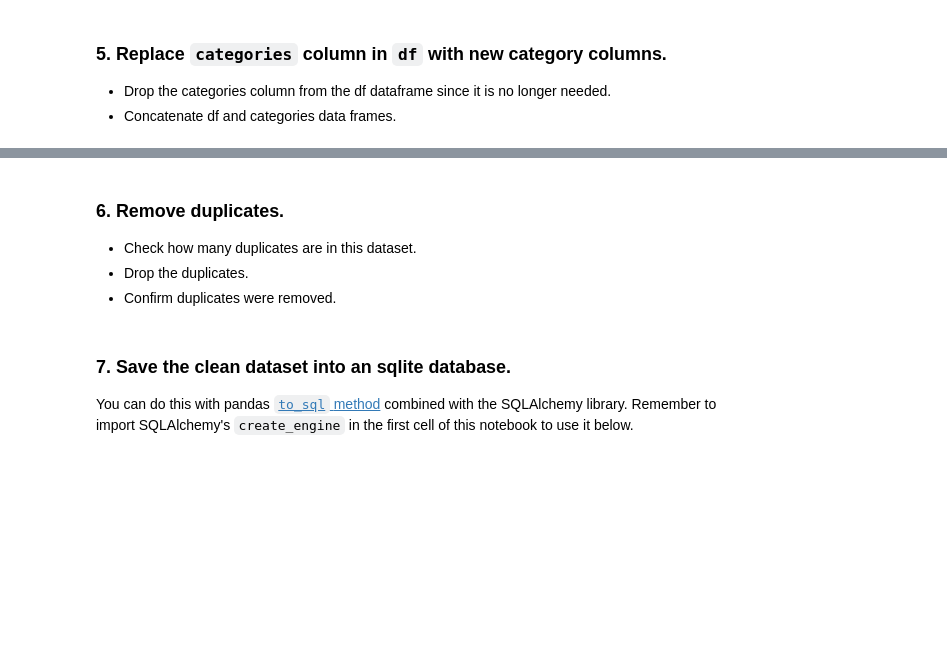
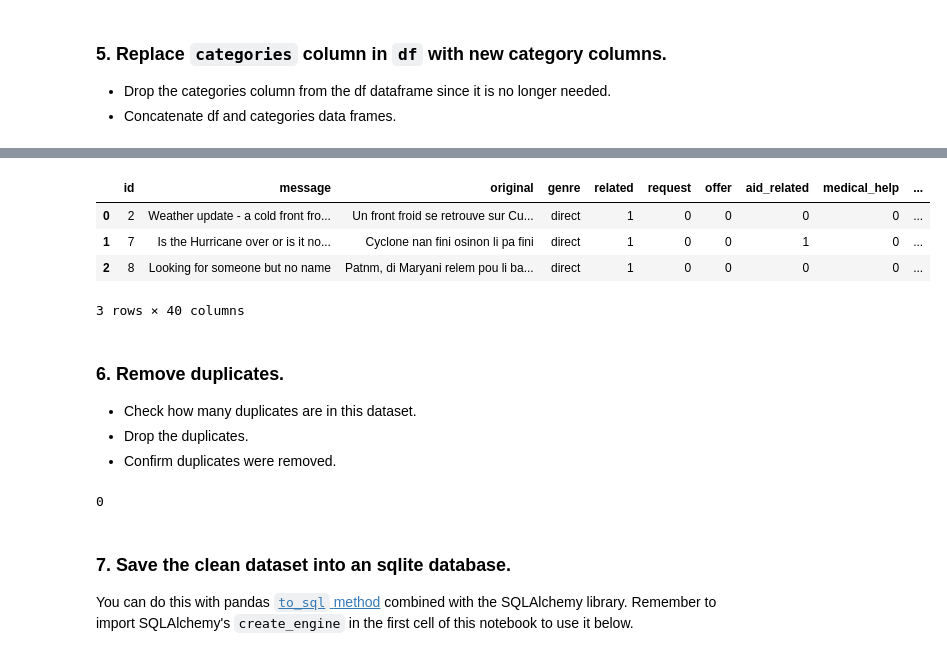
Before and after one commit to Benedictgr97/Disaster-response-pipline, a Jupyter notebook: data/ETL Pipeline Preparation.ipynb, the cells around one changed output, grey strips where cells are left out. Saved outputs shown, nothing was run; the diff lists cells and outputs as text; code cells hidden in the pictures; blank space fills up the shorter version.

```diff
--- a/data/ETL Pipeline Preparation.ipynb
+++ b/data/ETL Pipeline Preparation.ipynb
@@ -120,7 +115,13 @@ df.head()
 # %%
 # concatenate the original dataframe with the new `categories` dataframe
-df =
-df.head()
+df = pd.concat([df,categories_col],axis = 1)
+df.head(3)
+# %% [output]
+|  | id | message | original | genre | related | request | offer | aid_related | medical_help | ... |
+| 0 | 2 | Weather update - a cold front fro... | Un front froid se retrouve sur Cu... | direct | 1 | 0 | 0 | 0 | 0 | ... |
+| 1 | 7 | Is the Hurricane over or is it no... | Cyclone nan fini osinon li pa fini | direct | 1 | 0 | 0 | 1 | 0 | ... |
+| 2 | 8 | Looking for someone but no name | Patnm, di Maryani relem pou li ba... | direct | 1 | 0 | 0 | 0 | 0 | ... |
+3 rows × 40 columns
 # %% [markdown]
 ### 6. Remove duplicates.
 - Check how many duplicates are in this dataset.
@@ -129,2 +133,5 @@ df.head()
 # %%
 # check number of duplicates
+sum(df.duplicated())
+# %% [output]
+0
```
Also changed, not shown: parts of 8 cells of this notebook, 1 other file.
